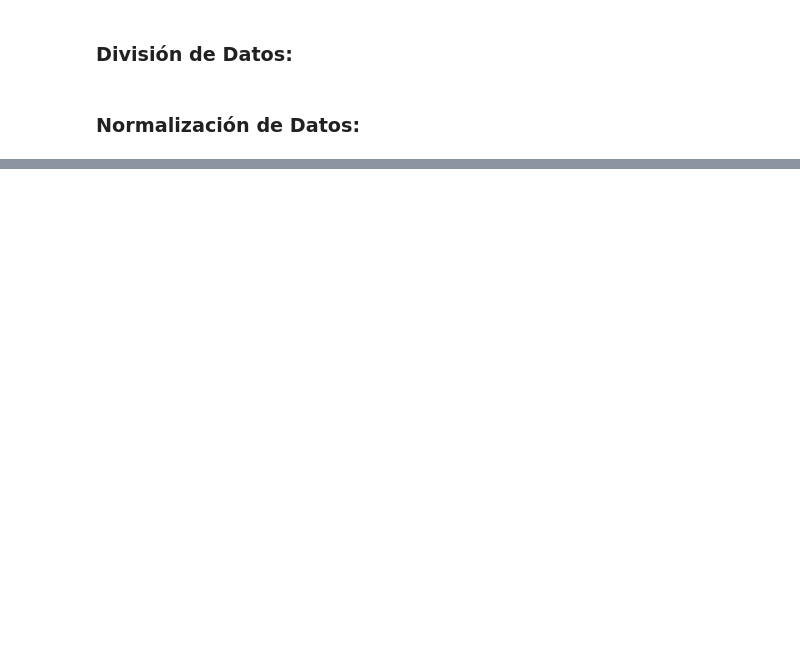
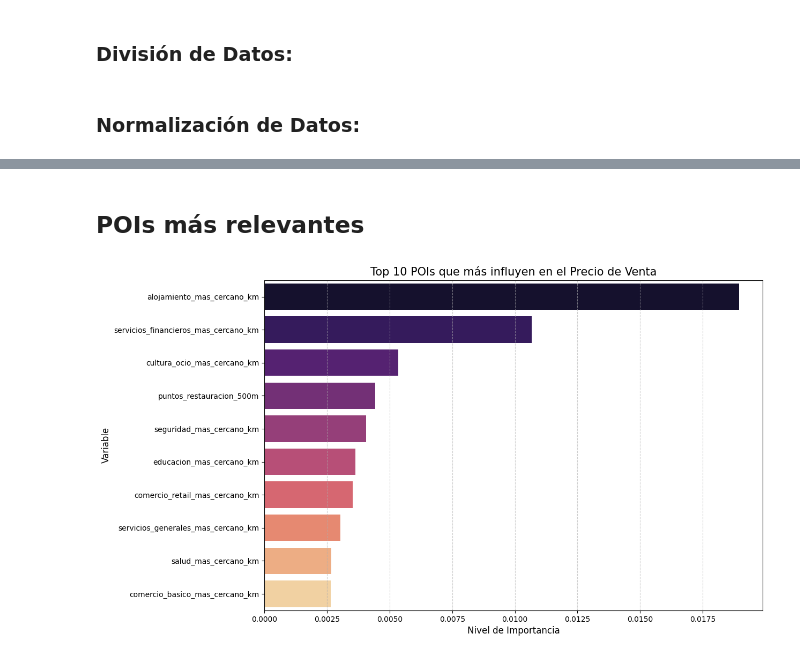
Before and after one commit to IgnOsorioo/Proyecto_IMT2200, a Jupyter notebook: repositorio_final.ipynb, the cells around one changed output, grey strips where cells are left out. Saved outputs shown, nothing was run; the diff lists cells and outputs as text; code cells hidden in the pictures; blank space fills up the shorter version.

```diff
--- a/repositorio_final.ipynb
+++ b/repositorio_final.ipynb
@@ -451,0 +483,33 @@ df_resultados.head()
+# %% [markdown]
+## POIs más relevantes
+# %%
+# 1. Definimos las palabras clave para identificar POIs
+keywords_pois = [
+    "salud", "educacion", "comercio", "restauracion",
+    "cultura", "financieros", "generales", "seguridad", "alojamiento"
+]
+
+# 2. Filtramos el DataFrame de importancia usando esas palabras clave
+mascara_pois_venta = df_importancia_venta["Variable"].apply(lambda x: any(k in x for k in keywords_pois))
+df_pois_venta = df_importancia_venta[mascara_pois_venta].sort_values(by = "Importancia", ascending = False)
+
+# 3. Graficamos el Top 10 de POIs
+plt.figure(figsize = (12, 8))
+
+sns.barplot(
+    data = df_pois_venta.head(10),
+    x = "Importancia",
+    y = "Variable",
+    hue = "Variable",
+    legend = False,
+    palette = "magma"
+)
+
+plt.title("Top 10 POIs que más influyen en el Precio de Venta", fontsize = 15)
+plt.xlabel("Nivel de Importancia", fontsize = 12)
+plt.ylabel("Variable", fontsize = 12)
+plt.grid(axis = "x", linestyle = "--", alpha = 0.6)
+
+plt.show()
+# %% [output]
+[figure, added]
```
Also changed, not shown: parts of 35 cells of this notebook.
